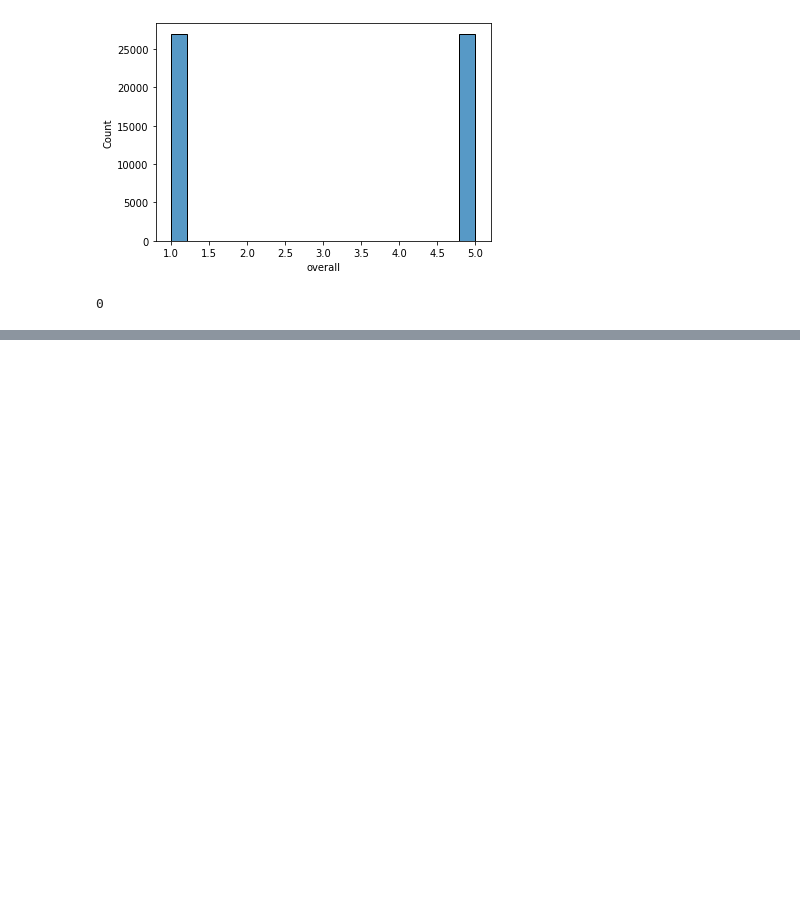
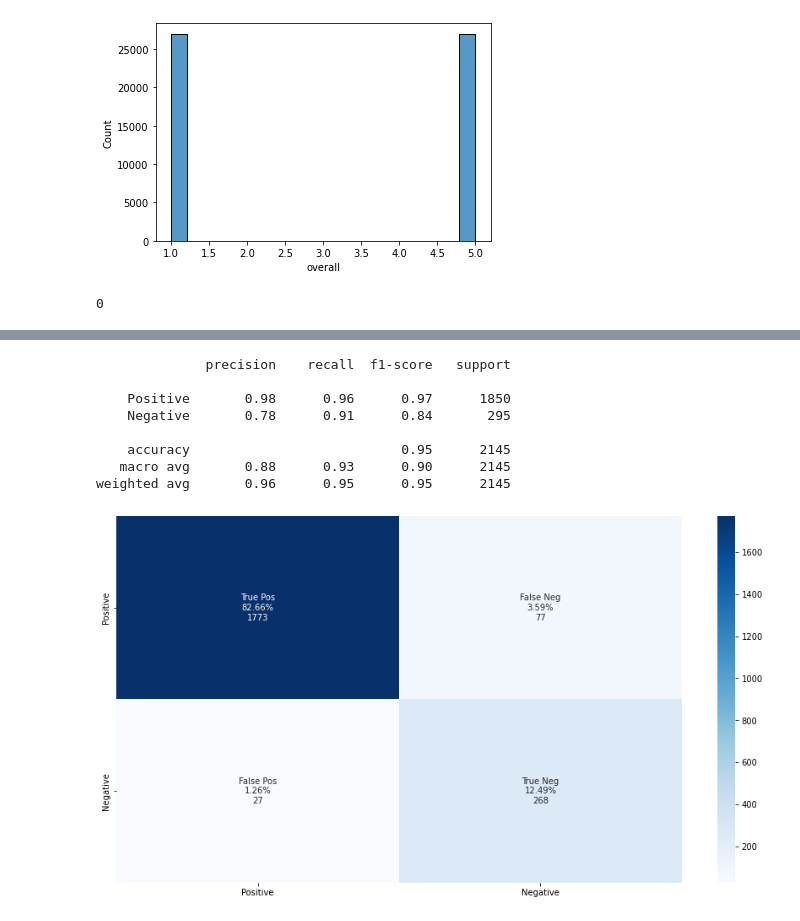
Before and after one commit to harizjet/SubjectSentimentModelling, a Jupyter notebook: exploring/exploring4.ipynb, the cells around one changed output, grey strips where cells are left out. Saved outputs shown, nothing was run; the diff lists cells and outputs as text; code cells hidden in the pictures; blank space fills up the shorter version.

```diff
--- a/exploring/exploring4.ipynb
+++ b/exploring/exploring4.ipynb
@@ -453,0 +483,14 @@ TypeError: ufunc 'isnan' not supported for the input types, and the inputs could
+# %%
+t = [x for x in zip(testXArr, testYArr) if x[1] in (1,5)]
+yHat = ['Negative' if x == 1 else 'Positive' for x in mlp_model.predict(sp.sparse.vstack([x[0] for x in t]))]
+show_result2group(yHat, ['Negative' if x == 1 else 'Positive' for x in [x[1] for x in t] if x in (1,5)])
+# %% [output]
+              precision    recall  f1-score   support
+
+    Positive       0.98      0.96      0.97      1850
+    Negative       0.78      0.91      0.84       295
+
+    accuracy                           0.95      2145
+   macro avg       0.88      0.93      0.90      2145
+weighted avg       0.96      0.95      0.95      2145
+[figure, added]
```
Also changed, not shown: parts of 19 cells of this notebook, 1 other file.
